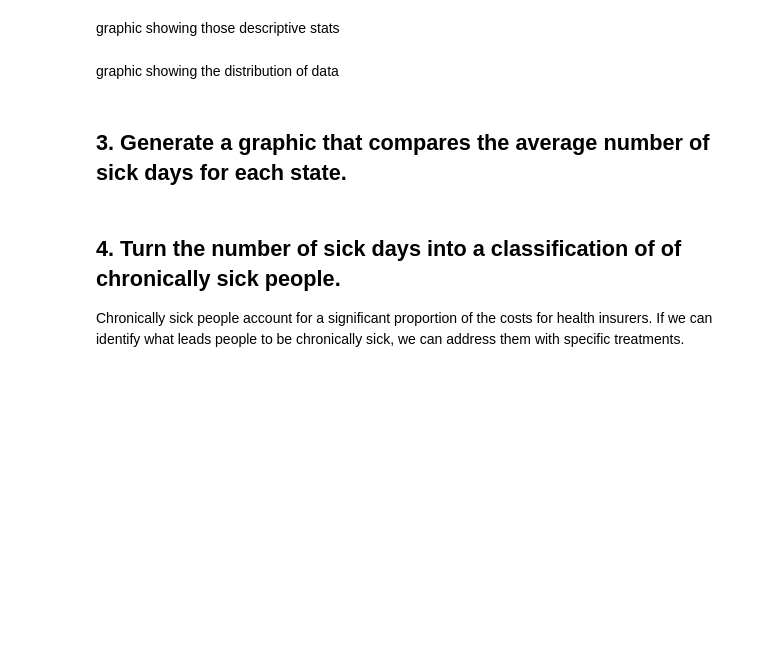
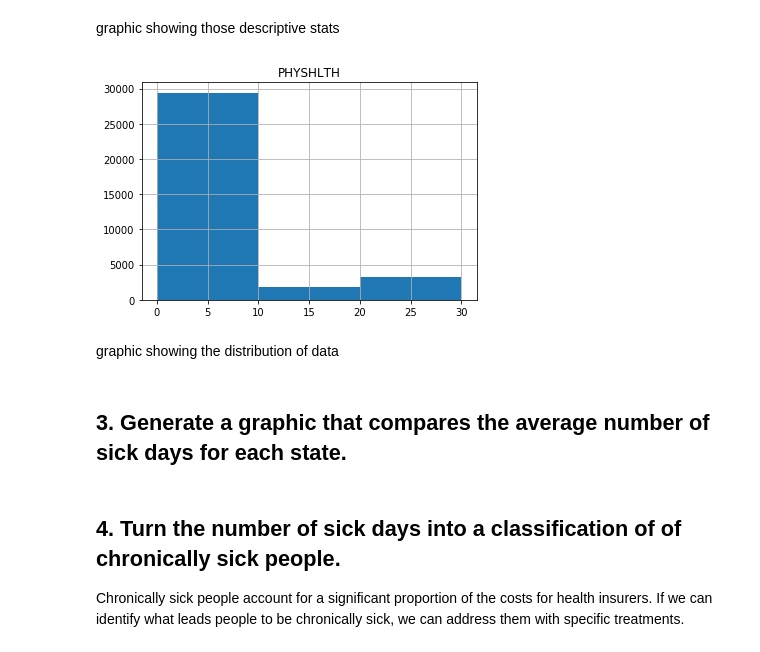
Before and after one commit to k0marrr1/nyc-mhtn-ds-010620-lectures, a Jupyter notebook: week_2/case_study/Data_Exploration_Applied.ipynb, the cells around one changed output. Drawn from its saved outputs; the diff is of its cells as text; code cells hidden in the pictures; blank space fills up the shorter version.

```diff
--- a/week_2/case_study/Data_Exploration_Applied.ipynb
+++ b/week_2/case_study/Data_Exploration_Applied.ipynb
@@ -192,7 +192,7 @@ df_phy['PHYSHLTH'].mean()
 # %% [output]
 5.137849182226082
 # %%
-df_phy['PHYSHLTH'] = df_phy['PHYSHLTH'].replace(77, df_phy['PHYSHLTH'].mean)
+df_phy['PHYSHLTH'] = df_phy['PHYSHLTH'].replace(77, df_phy['PHYSHLTH'].mean())
 # %%
 df_phy
 # %% [output]
@@ -230,5 +238,9 @@ df.head()
 # %% [markdown]
 graphic showing those descriptive stats
+# %%
+hist = df_phy.hist(bins=3)
+# %% [output]
+[figure, added]
 # %% [markdown]
 graphic showing the distribution of data
 # %% [markdown]
```
Also changed, not shown: parts of 5 cells of this notebook.
